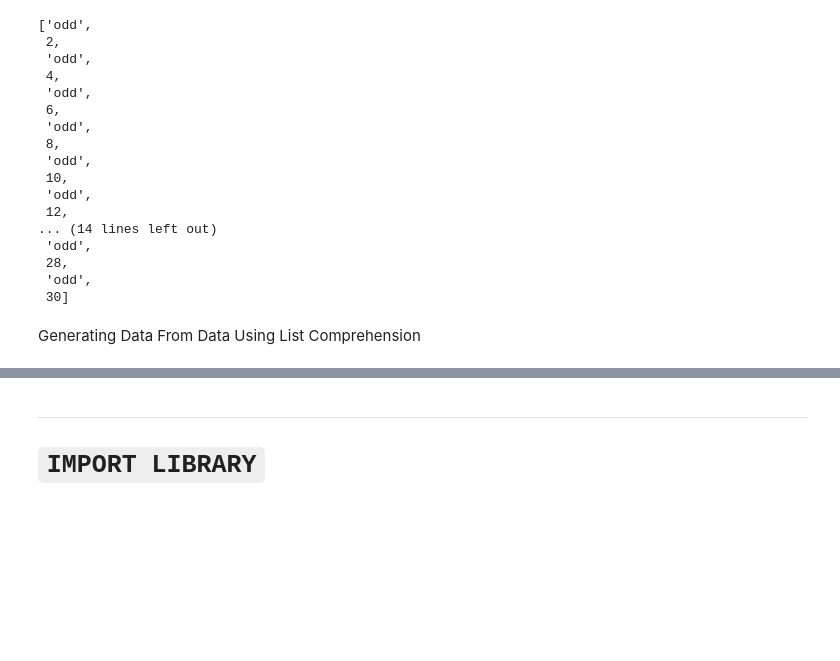
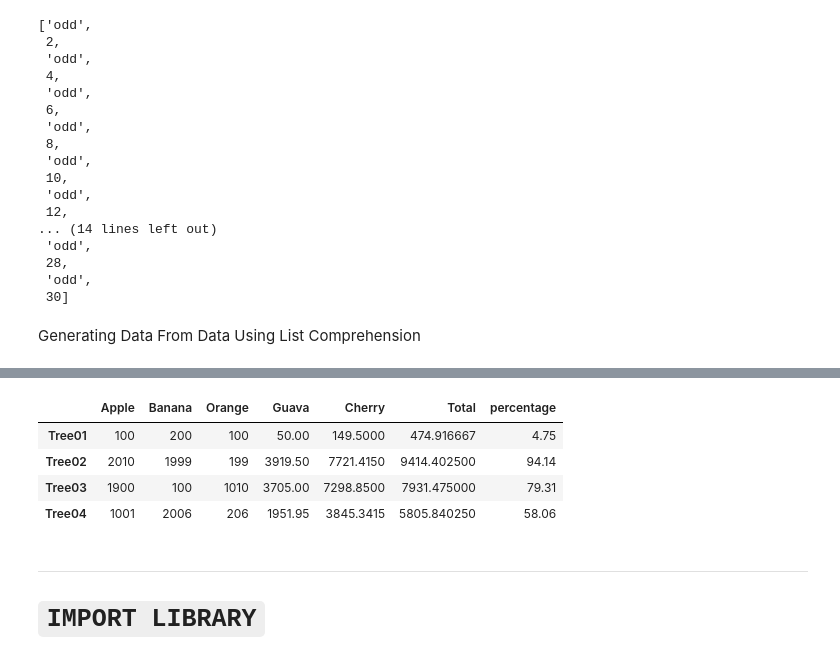
Before and after one commit to Shaikh-Hafiz-Yahya/AI_Road_Map_2026, a Jupyter notebook: Module04_Pandas/Lecture01.ipynb, the cells around one changed output, grey strips where cells are left out. Drawn from its saved outputs; the diff is of its cells as text; code cells hidden in the pictures; blank space fills up the shorter version.

```diff
--- a/Module04_Pandas/Lecture01.ipynb
+++ b/Module04_Pandas/Lecture01.ipynb
@@ -391,0 +413,3 @@ Generating Data From Data Using List Comprehension
+# %%
+df7['Guava'] = [n+n*0.95 if n<=100 else n>100 if n==1001 else n>1001 for n in df7['Apple']]
+df7
@@ -391,0 +422,3 @@ Generating Data From Data Using List Comprehension
+# %%
+df7['Guava'] = [n+n*0.95 if n>=1000 else n-n*0.5 if n<1000 else n-n*0.9 for n in df7['Apple']]
+df7
@@ -391,0 +431,6 @@ Generating Data From Data Using List Comprehension
+# %%
+df7['Cherry'] = [n+n*0.97
+                 if n>=50.99
+                 else n+n*1.99
+                 for n in df7['Guava']]
+df7
@@ -391,0 +443,3 @@ Generating Data From Data Using List Comprehension
+# %%
+df7['Total'] = df7['Apple'] + df7['Banana'] + df7['Orange'] + df7['Guava'] + df7['Cherry'] / 6
+df7
@@ -392,3 +452,12 @@ Generating Data From Data Using List Comprehension
+# %%
+df7['percentage'] = round(df7['Total']/10000*100 , 2)
+df7
+# %% [output]
+|  | Apple | Banana | Orange | Guava | Cherry | Total | percentage |
+| Tree01 | 100 | 200 | 100 | 50.00 | 149.5000 | 474.916667 | 4.75 |
+| Tree02 | 2010 | 1999 | 199 | 3919.50 | 7721.4150 | 9414.402500 | 94.14 |
+| Tree03 | 1900 | 100 | 1010 | 3705.00 | 7298.8500 | 7931.475000 | 79.31 |
+| Tree04 | 1001 | 2006 | 206 | 1951.95 | 3845.3415 | 5805.840250 | 58.06 |
 # %% [markdown]
 ---
 # `IMPORT LIBRARY`
```
Also changed, not shown: parts of 5 cells of this notebook.
